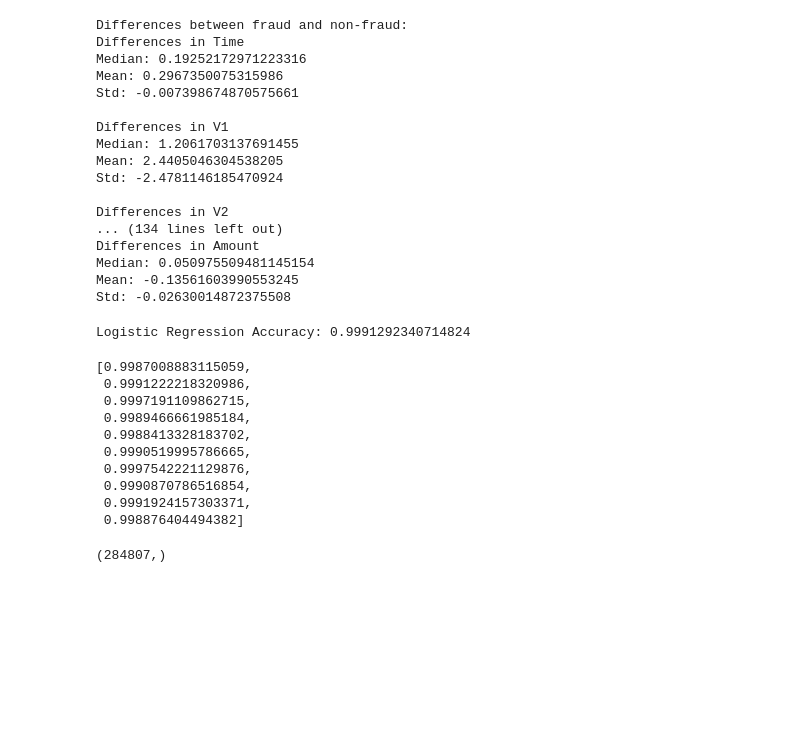
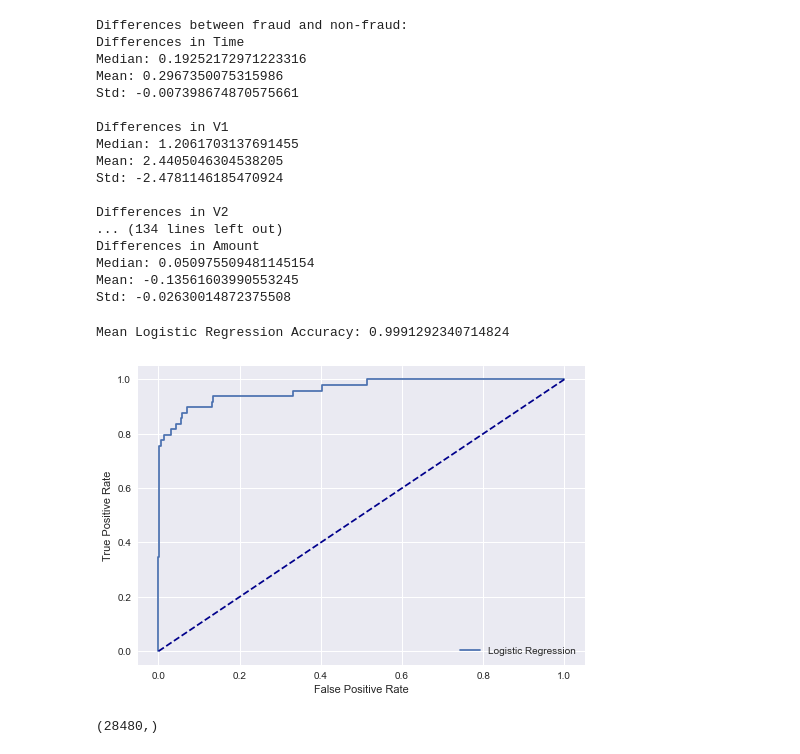
Before and after one commit to bjarnemu/aml2021finalproject, a Jupyter notebook: krog_main.ipynb, the cells around one changed output. Cells and saved outputs as stored; diff of their text form; code cells hidden in the pictures; blank space fills up the shorter version.

Commit message:
Added ROC curve function

```diff
--- a/krog_main.ipynb
+++ b/krog_main.ipynb
@@ -9,8 +9,10 @@ import numpy as np
 import seaborn as sns
 
 from sklearn.linear_model import LogisticRegression
+from sklearn.metrics import roc_curve
 from sklearn.model_selection import StratifiedKFold
 from tqdm import tqdm
+plt.style.use("seaborn")
 # %%
 records = pd.read_csv('creditcard.csv', delimiter=',', header=0)
 records.tail()
@@ -99,23 +101,32 @@ for train_index, test_index in tqdm(skf.split(X,y)):
     lrg.fit(X_train, y_train)
     accuracies.append(lrg.score(X_test, y_test))
 
-print("Logistic Regression Accuracy:", np.mean(accuracies))
+print("Mean Logistic Regression Accuracy:", np.mean(accuracies))
 # %% [output]
-Logistic Regression Accuracy: 0.9991292340714824
+Mean Logistic Regression Accuracy: 0.9991292340714824
-# %%
-accuracies
-# %% [output]
-[0.9987008883115059,
- 0.9991222218320986,
- 0.9997191109862715,
- 0.9989466661985184,
- 0.9988413328183702,
- 0.9990519995786665,
- 0.9997542221129876,
- 0.9990870786516854,
- 0.9991924157303371,
- 0.998876404494382]
-# %%
-targets.shape
-# %% [output]
-(284807,)
+# %%
+def plot_roc_cur(fper, tper, label="", title="plot title"):
+    plt.plot(fper, tper, label=label)
+    plt.plot([0, 1], [0, 1], color='darkblue', linestyle='--')
+    plt.xlabel('False Positive Rate')
+    plt.ylabel('True Positive Rate')
+    plt.title(title)
+    plt.legend(loc='lower right')
+
+def create_roc_curve(preds, targets, label="", title=""):
+    all_fpr, all_tpr = [], []
+    fpr, tpr, thresholds = roc_curve(targets, preds)
+    all_fpr.append(fpr)
+    all_tpr.append(tpr)
+    all_fpr = np.array(all_fpr)
+    all_tpr = np.array(tpr)
+
+    plot_roc_cur(all_fpr[0], all_tpr, label=label, title=title)
+# %%
+create_roc_curve(lrg.predict_proba(X_test)[:,1], y_test, label="Logistic Regression")
+# %% [output]
+[figure, added]
+# %%
+lrg.predict_proba(X_test)[:,1].shape
+# %% [output]
+(28480,)
```
